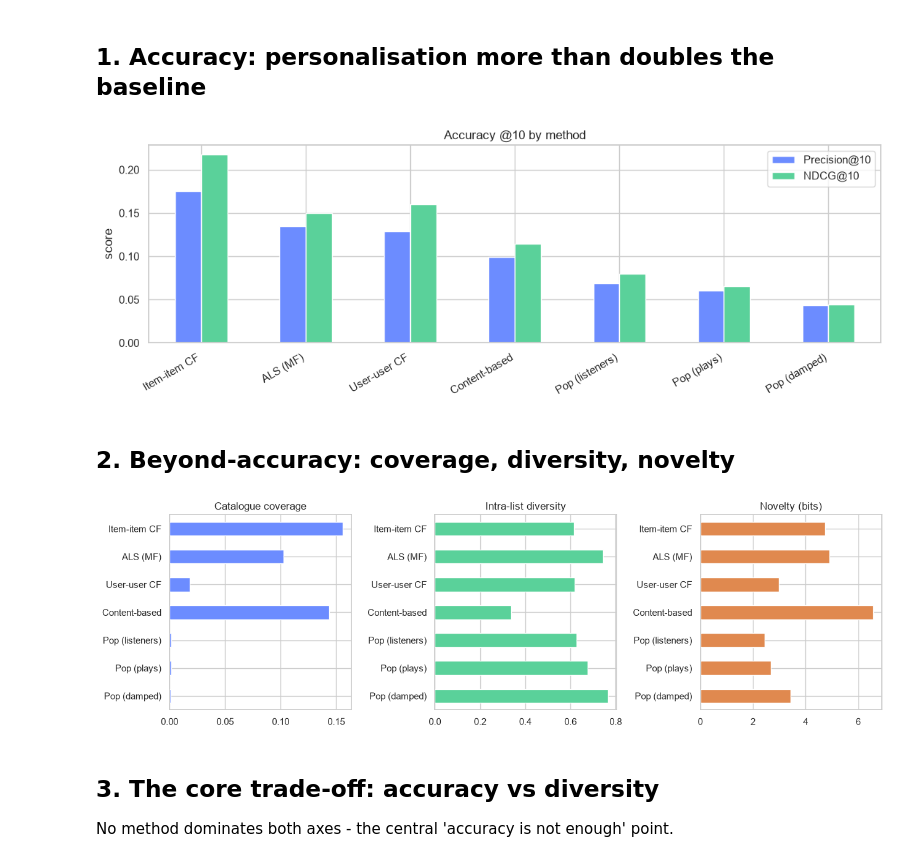
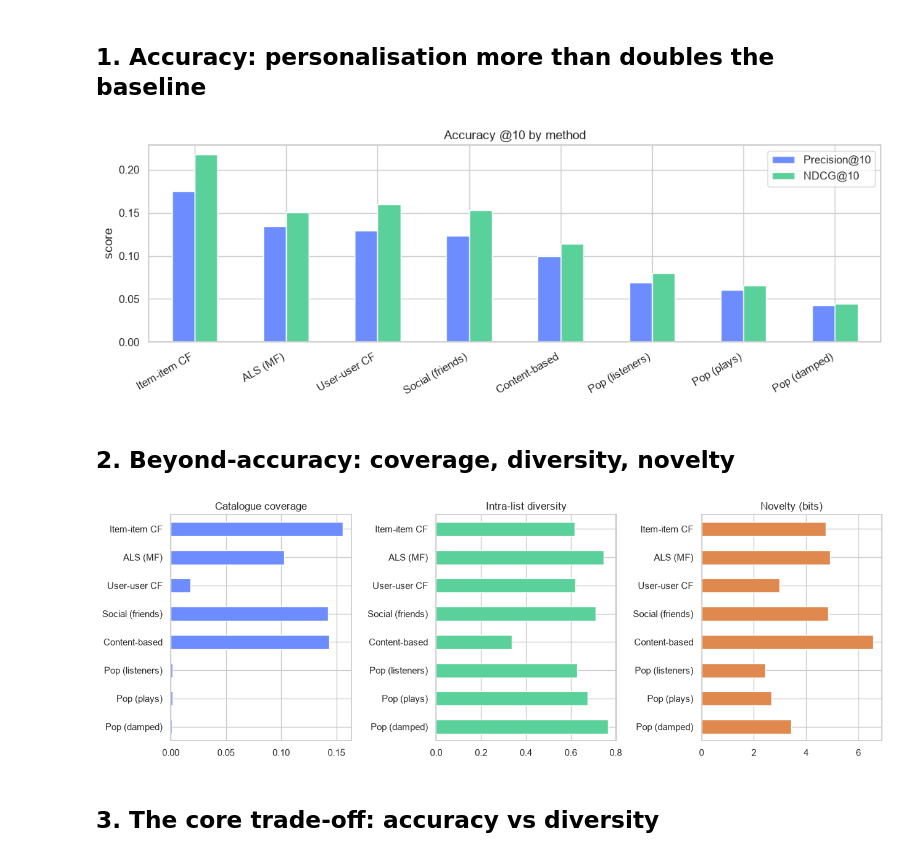
Before and after one commit to paugratacosfuste/recommender-systems-lastfm, a Jupyter notebook: notebooks/02_evaluation.ipynb, the cells around one changed output. Cells and saved outputs as stored; diff of their text form; code cells hidden in the pictures.

```diff
--- a/notebooks/02_evaluation.ipynb
+++ b/notebooks/02_evaluation.ipynb
@@ -26,6 +28,7 @@ FIG_DIR.mkdir(parents=True, exist_ok=True)
 # %%
 interactions = load_user_artists(RAW_DIR / USER_ARTISTS_FILE)
 tagged = load_user_tagged_artists(RAW_DIR / USER_TAGGED_ARTISTS_FILE)
+friends = load_user_friends(RAW_DIR / USER_FRIENDS_FILE)
 n_catalogue = len(load_artists(RAW_DIR / ARTISTS_FILE))
 train, test = leave_n_out_split(interactions, seed=DEFAULT_SEED)
 profiles, artist_ids = build_artist_tag_profiles(tagged)
@@ -37,6 +40,7 @@ models = {
     'Item-item CF': ItemKNNRecommender(),
     'ALS (MF)': ImplicitALS(),
     'User-user CF': UserKNNRecommender(),
+    'Social (friends)': SocialRecommender(friends),
     'Content-based': ContentBasedRecommender(tagged),
     'Pop (listeners)': PopularityRecommender('listeners'),
     'Pop (plays)': PopularityRecommender('plays'),
@@ -63,24 +68,22 @@ ax.set_xticklabels(acc.index, rotation=30, ha='right')
 ax.legend(['Precision@10','NDCG@10'])
 plt.tight_layout(); plt.savefig(FIG_DIR/'eval_accuracy.png', dpi=120); plt.show()
 # %% [output]
-[figure, old version]
+[figure, new version]
 # %% [markdown]
 ## 2. Beyond-accuracy: coverage, diversity, novelty
 # %%
-fig, axes = plt.subplots(1, 3, figsize=(13,4))
+fig, axes = plt.subplots(1, 3, figsize=(13,4.5))
 for ax, col, title, color in zip(axes,
         ['coverage','diversity','novelty'],
         ['Catalogue coverage','Intra-list diversity','Novelty (bits)'],
         ['#6c8cff','#5ad19a','#e0894f']):
     table[col].plot(kind='barh', ax=ax, color=color)
     ax.set_title(title); ax.invert_yaxis()
 plt.tight_layout(); plt.savefig(FIG_DIR/'eval_beyond_accuracy.png', dpi=120); plt.show()
 # %% [output]
-[figure, old version]
+[figure, new version]
 # %% [markdown]
 ## 3. The core trade-off: accuracy vs diversity
-
-No method dominates both axes - the central 'accuracy is not enough' point.
 # %%
 fig, ax = plt.subplots(figsize=(8,6))
 ax.scatter(table['ndcg_at_k'], table['diversity'], s=120, c='#6c8cff')
```
Also changed, not shown: parts of 8 cells of this notebook, 24 other files.
